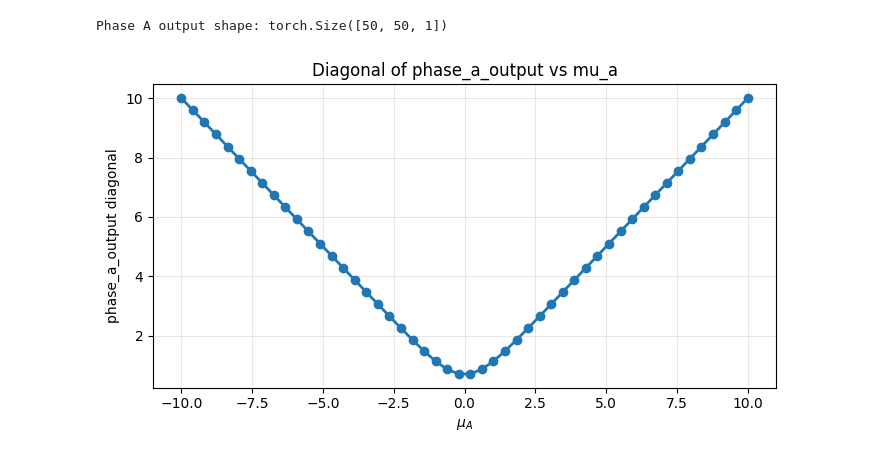
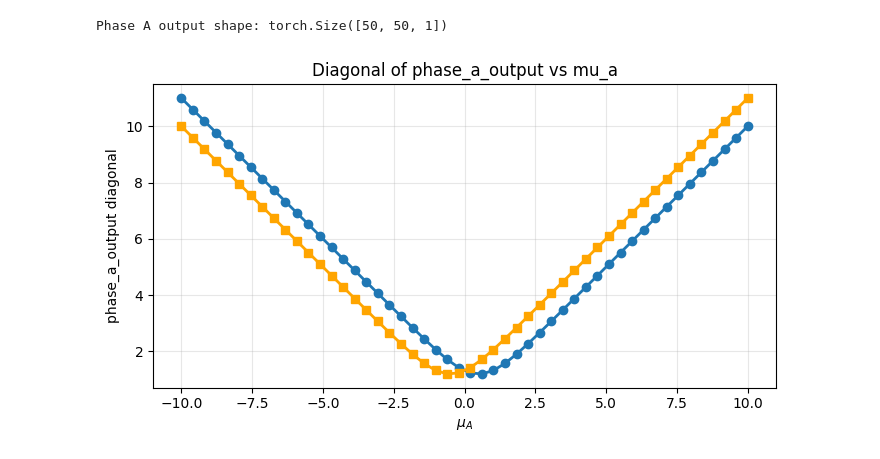
Before and after one commit to themintlab/Zgraph, a Jupyter notebook: examples/unit_test.ipynb, the cells around one changed output. Cells and saved outputs as stored; diff of their text form; code cells hidden in the pictures.

```diff
--- a/examples/unit_test.ipynb
+++ b/examples/unit_test.ipynb
@@ -14,6 +14,7 @@ print("znet imported successfully")
 znet imported successfully
 # %%
 muA= SourceNode(key="mu_A", index = 0)
+muA_ref = ConstantNode(1)
 muB = SourceNode(key="mu_B", index = 1)
 # %%
 #input_tensor = torch.tensor([[ -20000.0, 20000.0]])
@@ -49,8 +52,10 @@ print("Phase A stack output shape:", phase_aStack_output.shape)
 # %% [output]
 Phase A stack output shape: torch.Size([50, 50, 2])
 # %%
-phase_a = MixingNode([phase_aStack])
+phase_a = MixingNode([muA@muA_ref | muB])
+phase_b = MixingNode([muA | (muB @ ConstantNode(1))])
 phase_a_output = phase_a(input_tensor)
+phase_b_output = phase_b(input_tensor)
 #print("Phase A output:", phase_a_output)
 print("Phase A output shape:", phase_a_output.shape)
 # %% [output]
@@ -58,17 +63,19 @@ Phase A output shape: torch.Size([50, 50, 1])
 # %%
 # Diagonal across the first two dimensions (i, i), then make it 1D
 phase_a_diag = phase_a_output.diagonal(offset=0, dim1=0, dim2=1).squeeze(-1).flatten().detach().numpy()
+phase_b_diag = phase_b_output.diagonal(offset=0, dim1=0, dim2=1).squeeze(-1).flatten().detach().numpy()
 muA_slice = input_tensor[:,0,0].squeeze(-1).flatten().detach().numpy()
 
 plt.figure(figsize=(7, 4))
-plt.plot(muA_slice, phase_a_diag, marker='o', linewidth=2)
+plt.plot(muA_slice, phase_a_diag, marker='o', linewidth=2, label='Phase A')
+plt.plot(muA_slice, phase_b_diag, marker='s', linewidth=2, label='Phase B', color='orange')
 plt.xlabel(r'$\mu_A$')
 plt.ylabel('phase_a_output diagonal')
 plt.title('Diagonal of phase_a_output vs mu_a')
 plt.grid(True, alpha=0.3)
 plt.tight_layout()
 plt.show()
 # %% [output]
-[figure, old version]
+[figure, new version]
 # %%
 phase_aStack(input_tensor)
```
Also changed, not shown: parts of 7 cells of this notebook, 10 other files.
